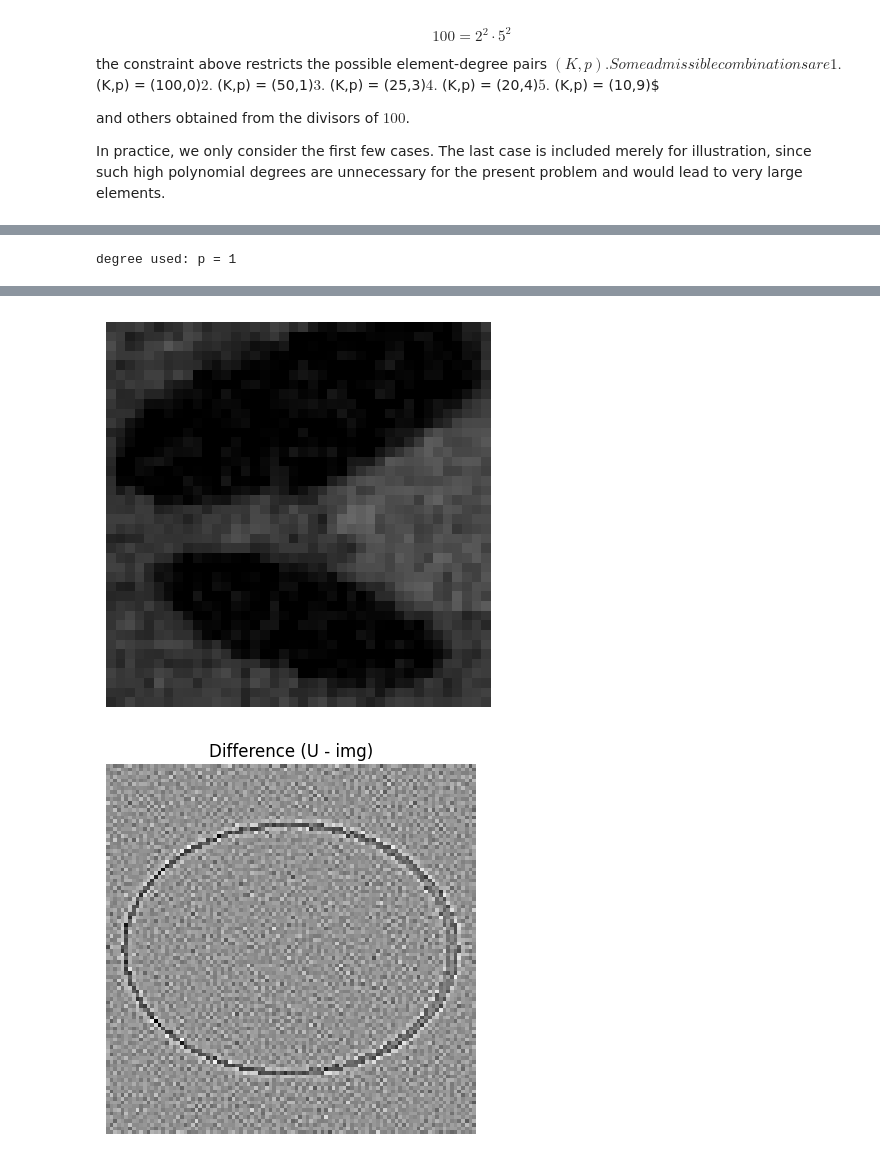
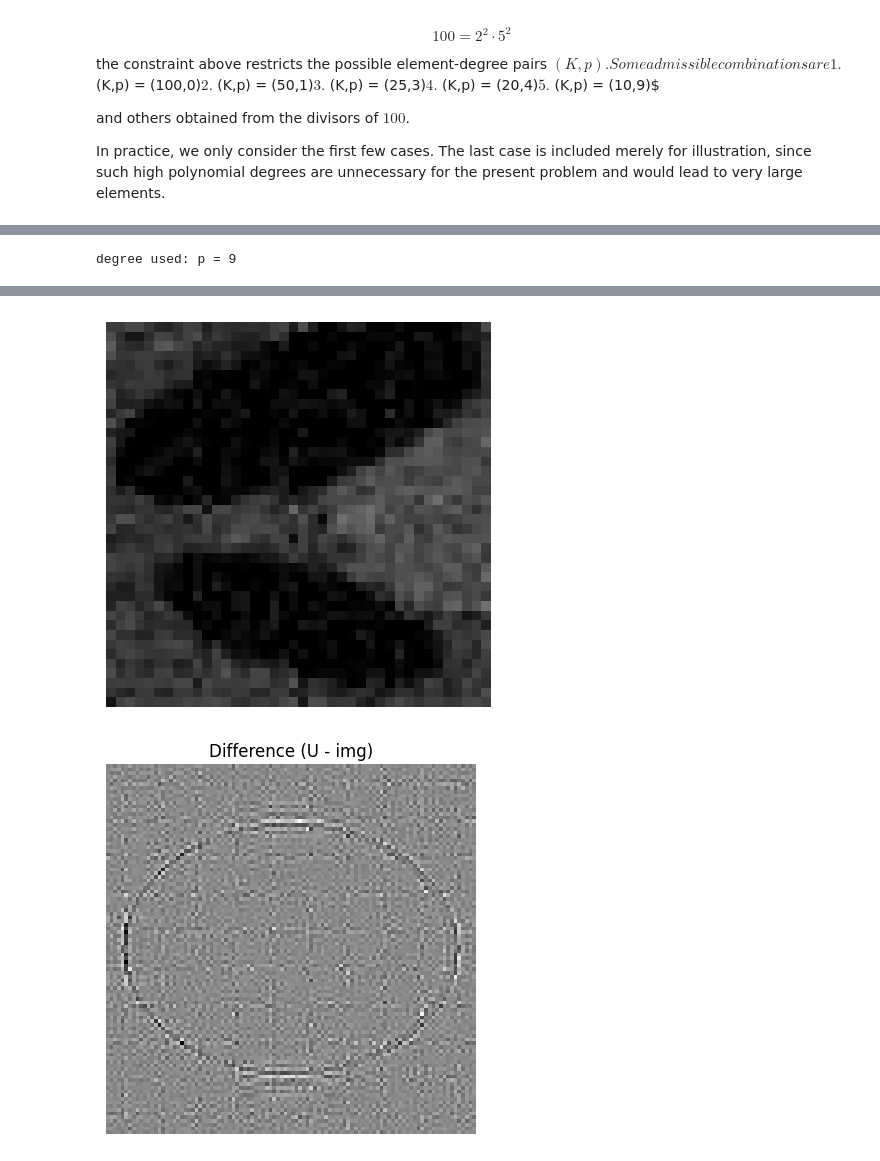
Before and after one commit to AdamHopkinss/SIAC-CT-Reconstruction, a Jupyter notebook: notebooks/DG_projection_and_SIAC.ipynb, the cells around one changed output, grey strips where cells are left out. Saved outputs shown, nothing was run; the diff lists cells and outputs as text; code cells hidden in the pictures.

```diff
--- a/notebooks/DG_projection_and_SIAC.ipynb
+++ b/notebooks/DG_projection_and_SIAC.ipynb
@@ -122,8 +122,8 @@ fbp_ramp = reconstruct_fbp(sino_noisy, A, filter_name=filter_used)
 xmin, ymin = space.min_pt
 xmax, ymax = space.max_pt
 
-# Admissible degrees: 0, 1, 3, 4, 5, 9    (can be resolved internally by l2_project function)
-deg = 1
+# Admissible degrees: 0, 1, 3, 4, 9    (can be resolved internally by l2_project function)
+deg = 9
 
 dg = l2_project_image_to_dg(recon=fbp_ramp, xlim=(xmin,xmax), ylim=(ymin,ymax), deg=deg)
 
@@ -155,5 +155,5 @@ plt.title("Difference (U - img)")
 plt.axis("off")
 plt.show()
 # %% [output]
-degree used: p = 1
+degree used: p = 9
 [figure]
@@ -161,5 +161,5 @@ degree used: p = 1
 [figure]
-[figure, old version]
+[figure, new version]
 # %%
 #### Testing on the noiseless phantom, with SIAC postprocessing ####
 
```
Also changed, not shown: parts of 7 cells of this notebook, 2 other files.
